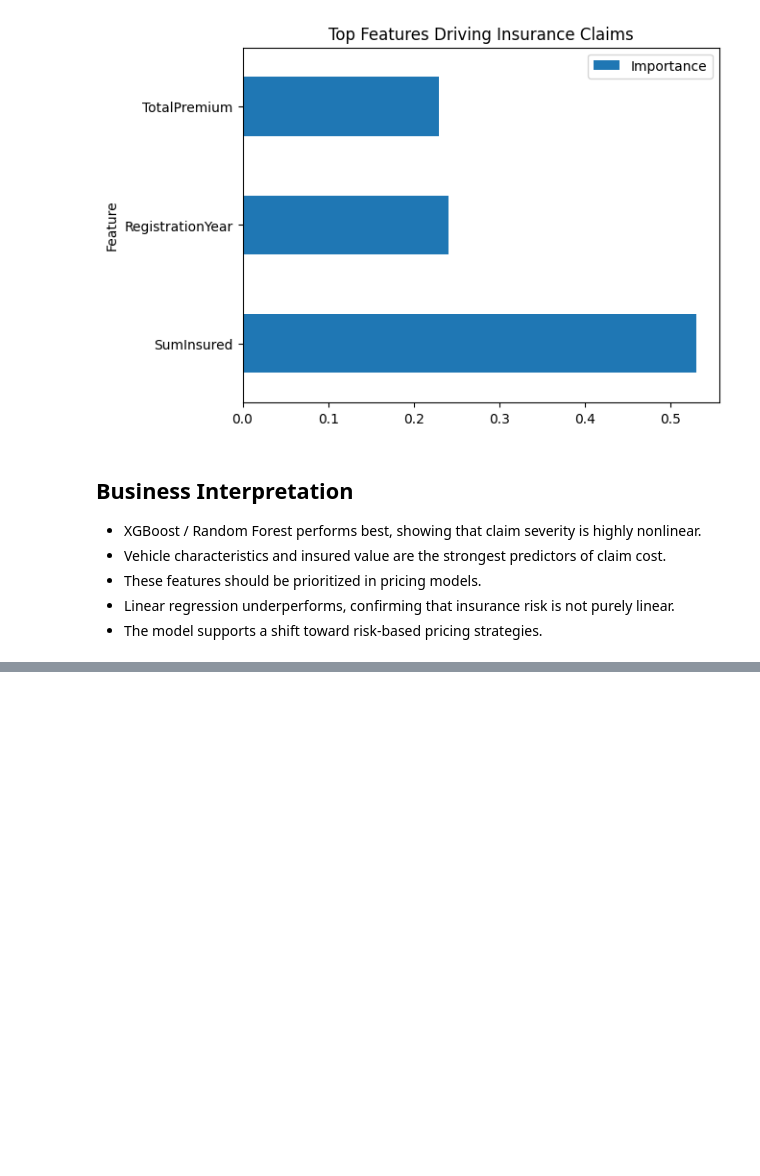
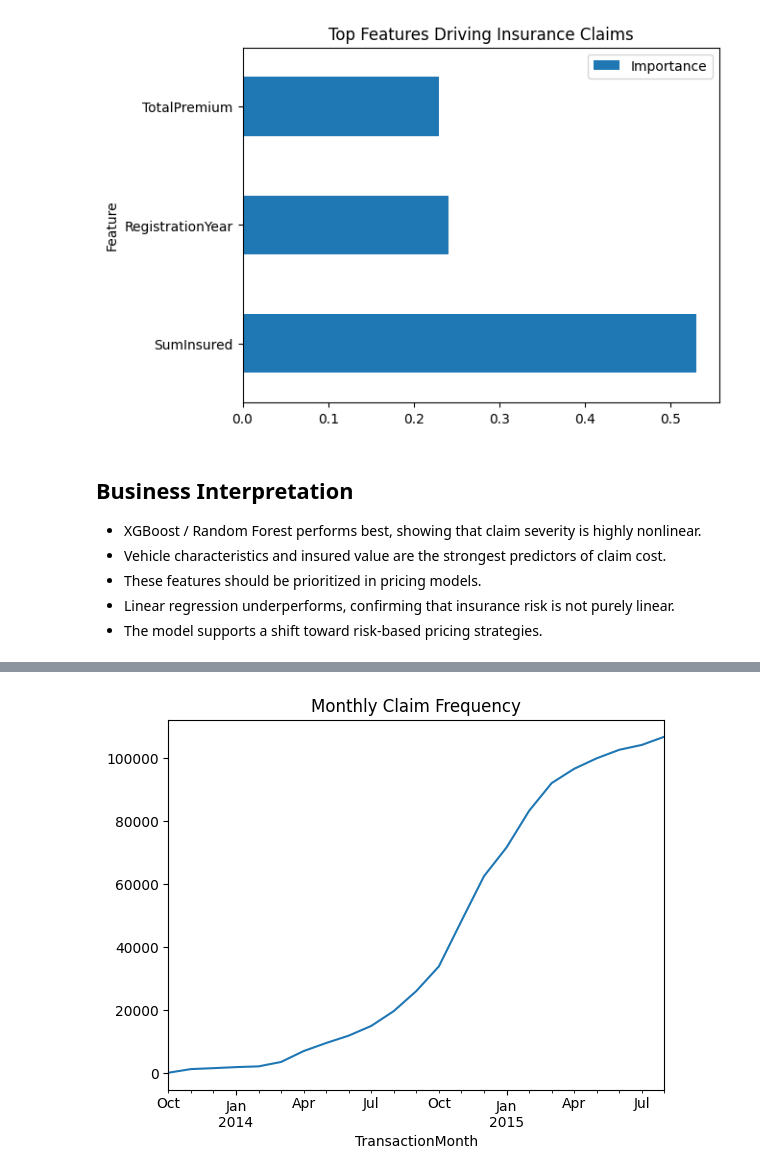
Before and after one commit to Bethabrh/insurance-risk-analytics, a Jupyter notebook: notebooks/01_eda.ipynb, the cells around one changed output, grey strips where cells are left out. Saved outputs shown, nothing was run; the diff lists cells and outputs as text; code cells hidden in the pictures; blank space fills up the shorter version.

```diff
--- a/notebooks/01_eda.ipynb
+++ b/notebooks/01_eda.ipynb
@@ -717,3 +717,11 @@ plt.show()
 - These features should be prioritized in pricing models.
 - Linear regression underperforms, confirming that insurance risk is not purely linear.
 - The model supports a shift toward risk-based pricing strategies.
+# %%
+df["TransactionMonth"] = pd.to_datetime(df["TransactionMonth"])
+
+monthly_severity = df.groupby("TransactionMonth")["TotalClaims"].sum()
+
+monthly_severity.plot()
+plt.title("Monthly Claim Severity (Total Claims)")
+plt.show()
@@ -719,0 +730,8 @@ plt.show()
+# %%
+monthly_frequency = df.groupby("TransactionMonth")["TotalClaims"].count()
+
+monthly_frequency.plot()
+plt.title("Monthly Claim Frequency")
+plt.show()
+# %% [output]
+[figure, added]
```
Also changed, not shown: parts of 2 cells of this notebook.
